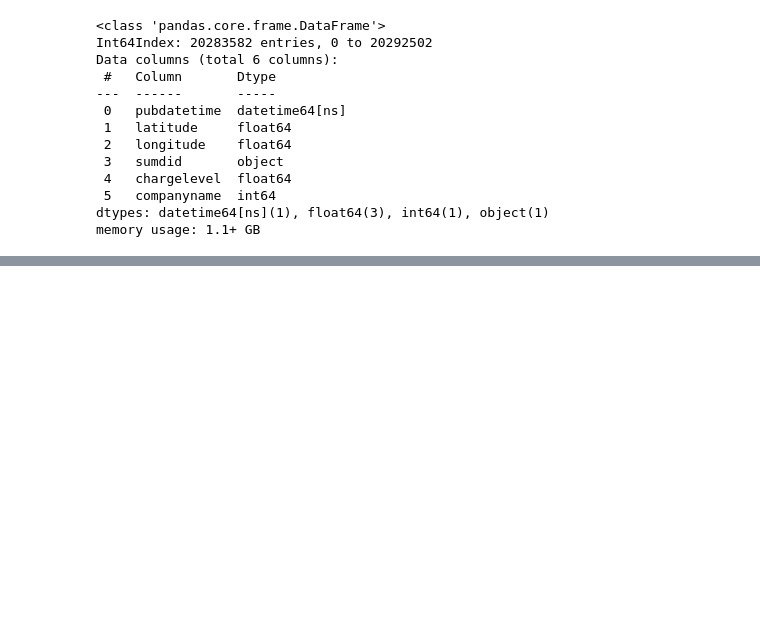
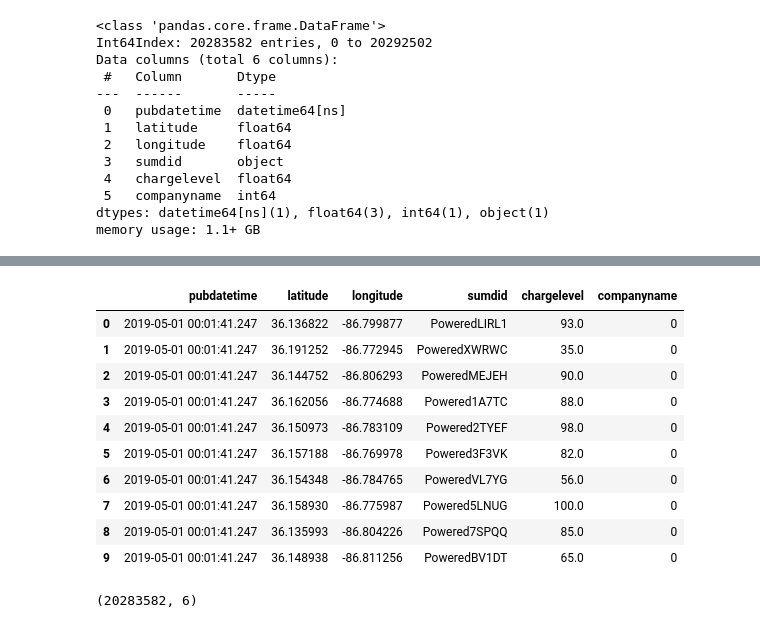
Before and after one commit to derektprice/mapping_scooters_nashville_python, a Jupyter notebook: notebooks/Group Project.ipynb, the cells around one changed output, grey strips where cells are left out. Saved outputs shown, nothing was run; the diff lists cells and outputs as text; code cells hidden in the pictures; blank space fills up the shorter version.

```diff
--- a/notebooks/Group Project.ipynb
+++ b/notebooks/Group Project.ipynb
@@ -80,0 +265,20 @@ Wall time: 1.28 s
+# %%
+may_test = pd.read_pickle("../data/may.pkl")
+# %%
+may_test.head(10)
+# %% [output]
+|  | pubdatetime | latitude | longitude | sumdid | chargelevel | companyname |
+| 0 | 2019-05-01 00:01:41.247 | 36.136822 | -86.799877 | PoweredLIRL1 | 93.0 | 0 |
+| 1 | 2019-05-01 00:01:41.247 | 36.191252 | -86.772945 | PoweredXWRWC | 35.0 | 0 |
+| 2 | 2019-05-01 00:01:41.247 | 36.144752 | -86.806293 | PoweredMEJEH | 90.0 | 0 |
+| 3 | 2019-05-01 00:01:41.247 | 36.162056 | -86.774688 | Powered1A7TC | 88.0 | 0 |
+| 4 | 2019-05-01 00:01:41.247 | 36.150973 | -86.783109 | Powered2TYEF | 98.0 | 0 |
+| 5 | 2019-05-01 00:01:41.247 | 36.157188 | -86.769978 | Powered3F3VK | 82.0 | 0 |
+| 6 | 2019-05-01 00:01:41.247 | 36.154348 | -86.784765 | PoweredVL7YG | 56.0 | 0 |
+| 7 | 2019-05-01 00:01:41.247 | 36.158930 | -86.775987 | Powered5LNUG | 100.0 | 0 |
+| 8 | 2019-05-01 00:01:41.247 | 36.135993 | -86.804226 | Powered7SPQQ | 85.0 | 0 |
+| 9 | 2019-05-01 00:01:41.247 | 36.148938 | -86.811256 | PoweredBV1DT | 65.0 | 0 |
+# %%
+may_test.shape
+# %% [output]
+(20283582, 6)
```
Also changed, not shown: parts of 38 cells of this notebook, 1 other file.
